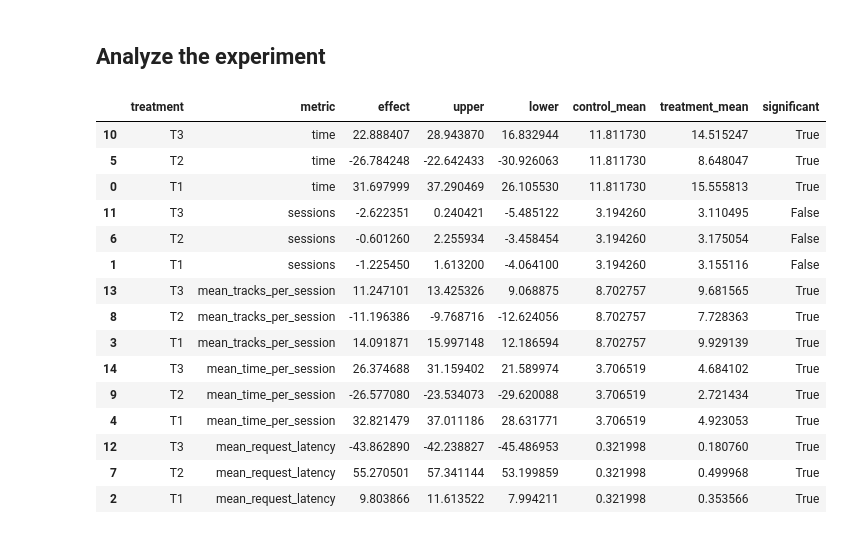
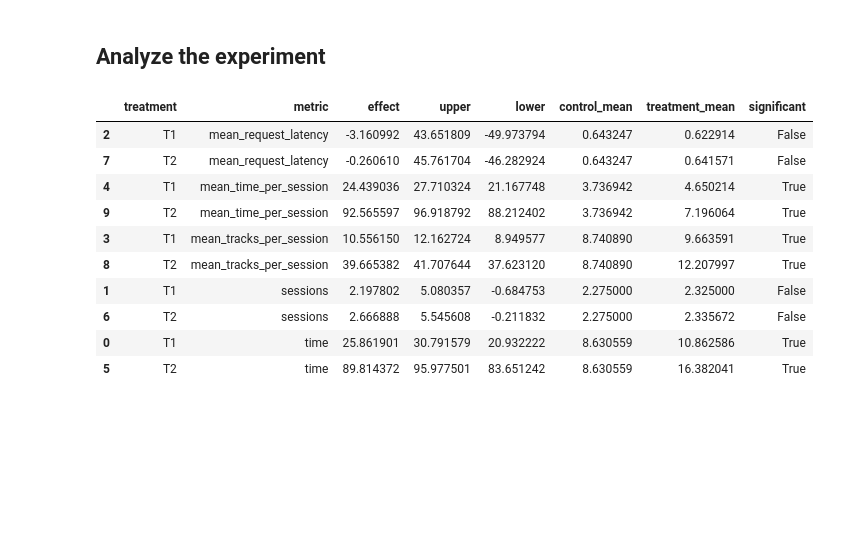
Before and after one commit to anokhin/recsys-course-spring-2026, a Jupyter notebook: jupyter/Week1Seminar.ipynb, the cells around one changed output. Saved outputs shown, nothing was run; the diff lists cells and outputs as text; code cells hidden in the pictures; blank space fills up the shorter version.

```diff
--- a/jupyter/Week1Seminar.ipynb
+++ b/jupyter/Week1Seminar.ipynb
@@ -16,7 +16,7 @@ pd.set_option("display.precision", 3)
 
 %matplotlib inline
 # %%
-experiment = "PERSONALIZED"
+experiment = "I2I"
 # %%
 data = pd.concat([
     pd.read_json(data_path, lines=True)
@@ -201,41 +177,36 @@ for treatment, row in treatment_level_metrics.iterrows():
 # %%
 def color(value):
     return 'color:red;' if value < 0 else 'color:green;'
 
 def background(value):
     return 'color:white;background-color:green' if value else 'color:white;background-color:red'
 
 
 (
     pd.DataFrame(effects)[[
         "treatment",
         "metric",
         "effect",
         "upper",
         "lower",
         "control_mean",
         "treatment_mean",
         "significant"
     ]]
-    .sort_values(["metric", "treatment"], ascending=False)
+    .sort_values(["metric", "treatment"], ascending=True)
     .style
     .applymap(color, subset=["effect", "upper", "lower"])
     .applymap(background, subset=["significant"])
 )
 # %% [output]
 |  | treatment | metric | effect | upper | lower | control_mean | treatment_mean | significant |
-| 10 | T3 | time | 22.888407 | 28.943870 | 16.832944 | 11.811730 | 14.515247 | True |
-| 5 | T2 | time | -26.784248 | -22.642433 | -30.926063 | 11.811730 | 8.648047 | True |
-| 0 | T1 | time | 31.697999 | 37.290469 | 26.105530 | 11.811730 | 15.555813 | True |
-| 11 | T3 | sessions | -2.622351 | 0.240421 | -5.485122 | 3.194260 | 3.110495 | False |
-| 6 | T2 | sessions | -0.601260 | 2.255934 | -3.458454 | 3.194260 | 3.175054 | False |
-| 1 | T1 | sessions | -1.225450 | 1.613200 | -4.064100 | 3.194260 | 3.155116 | False |
-| 13 | T3 | mean_tracks_per_session | 11.247101 | 13.425326 | 9.068875 | 8.702757 | 9.681565 | True |
-| 8 | T2 | mean_tracks_per_session | -11.196386 | -9.768716 | -12.624056 | 8.702757 | 7.728363 | True |
-| 3 | T1 | mean_tracks_per_session | 14.091871 | 15.997148 | 12.186594 | 8.702757 | 9.929139 | True |
-| 14 | T3 | mean_time_per_session | 26.374688 | 31.159402 | 21.589974 | 3.706519 | 4.684102 | True |
-| 9 | T2 | mean_time_per_session | -26.577080 | -23.534073 | -29.620088 | 3.706519 | 2.721434 | True |
-| 4 | T1 | mean_time_per_session | 32.821479 | 37.011186 | 28.631771 | 3.706519 | 4.923053 | True |
-| 12 | T3 | mean_request_latency | -43.862890 | -42.238827 | -45.486953 | 0.321998 | 0.180760 | True |
-| 7 | T2 | mean_request_latency | 55.270501 | 57.341144 | 53.199859 | 0.321998 | 0.499968 | True |
-| 2 | T1 | mean_request_latency | 9.803866 | 11.613522 | 7.994211 | 0.321998 | 0.353566 | True |
+| 2 | T1 | mean_request_latency | -3.160992 | 43.651809 | -49.973794 | 0.643247 | 0.622914 | False |
+| 7 | T2 | mean_request_latency | -0.260610 | 45.761704 | -46.282924 | 0.643247 | 0.641571 | False |
+| 4 | T1 | mean_time_per_session | 24.439036 | 27.710324 | 21.167748 | 3.736942 | 4.650214 | True |
+| 9 | T2 | mean_time_per_session | 92.565597 | 96.918792 | 88.212402 | 3.736942 | 7.196064 | True |
+| 3 | T1 | mean_tracks_per_session | 10.556150 | 12.162724 | 8.949577 | 8.740890 | 9.663591 | True |
+| 8 | T2 | mean_tracks_per_session | 39.665382 | 41.707644 | 37.623120 | 8.740890 | 12.207997 | True |
+| 1 | T1 | sessions | 2.197802 | 5.080357 | -0.684753 | 2.275000 | 2.325000 | False |
+| 6 | T2 | sessions | 2.666888 | 5.545608 | -0.211832 | 2.275000 | 2.335672 | False |
+| 0 | T1 | time | 25.861901 | 30.791579 | 20.932222 | 8.630559 | 10.862586 | True |
+| 5 | T2 | time | 89.814372 | 95.977501 | 83.651242 | 8.630559 | 16.382041 | True |
```
Also changed, not shown: parts of 5 cells of this notebook, 11 other files.
